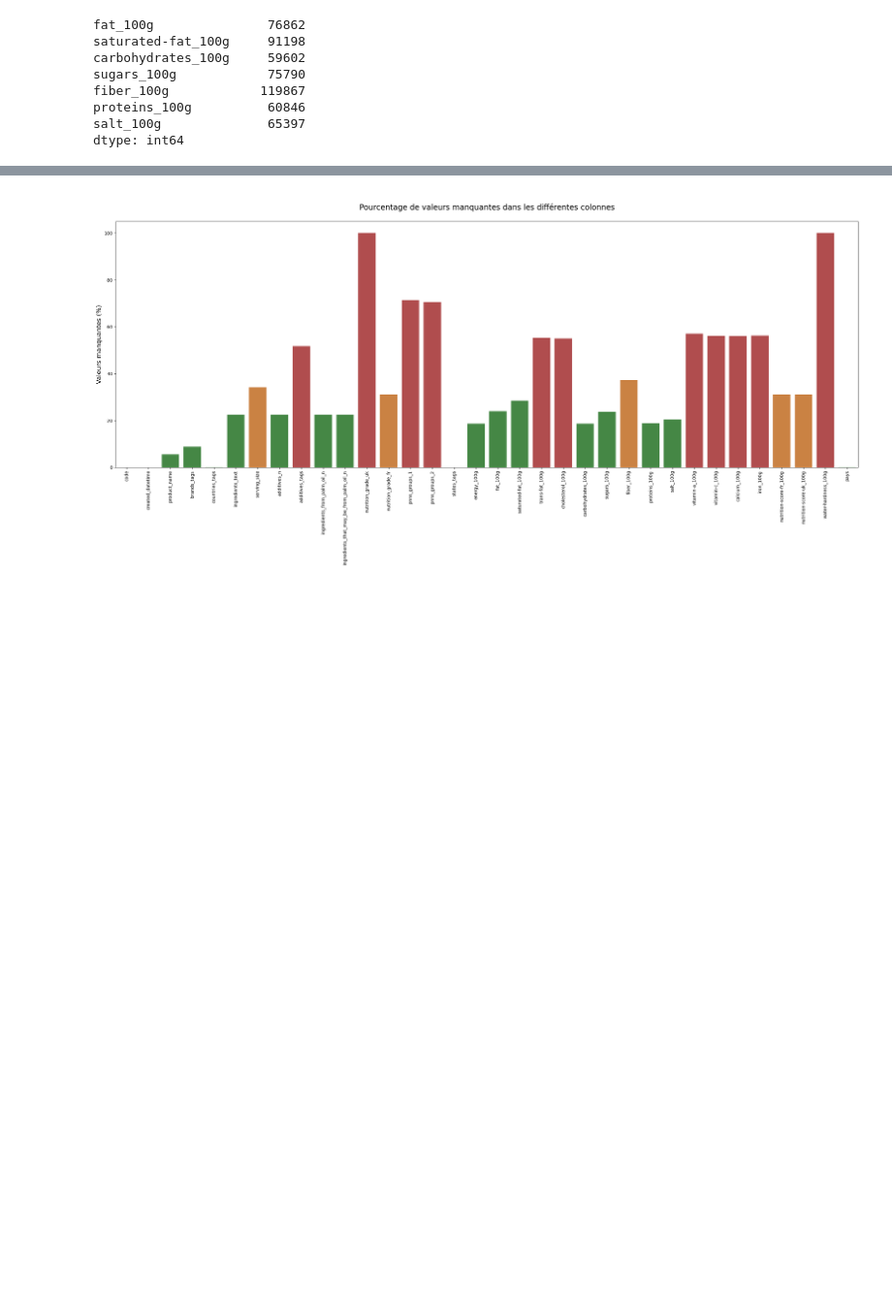
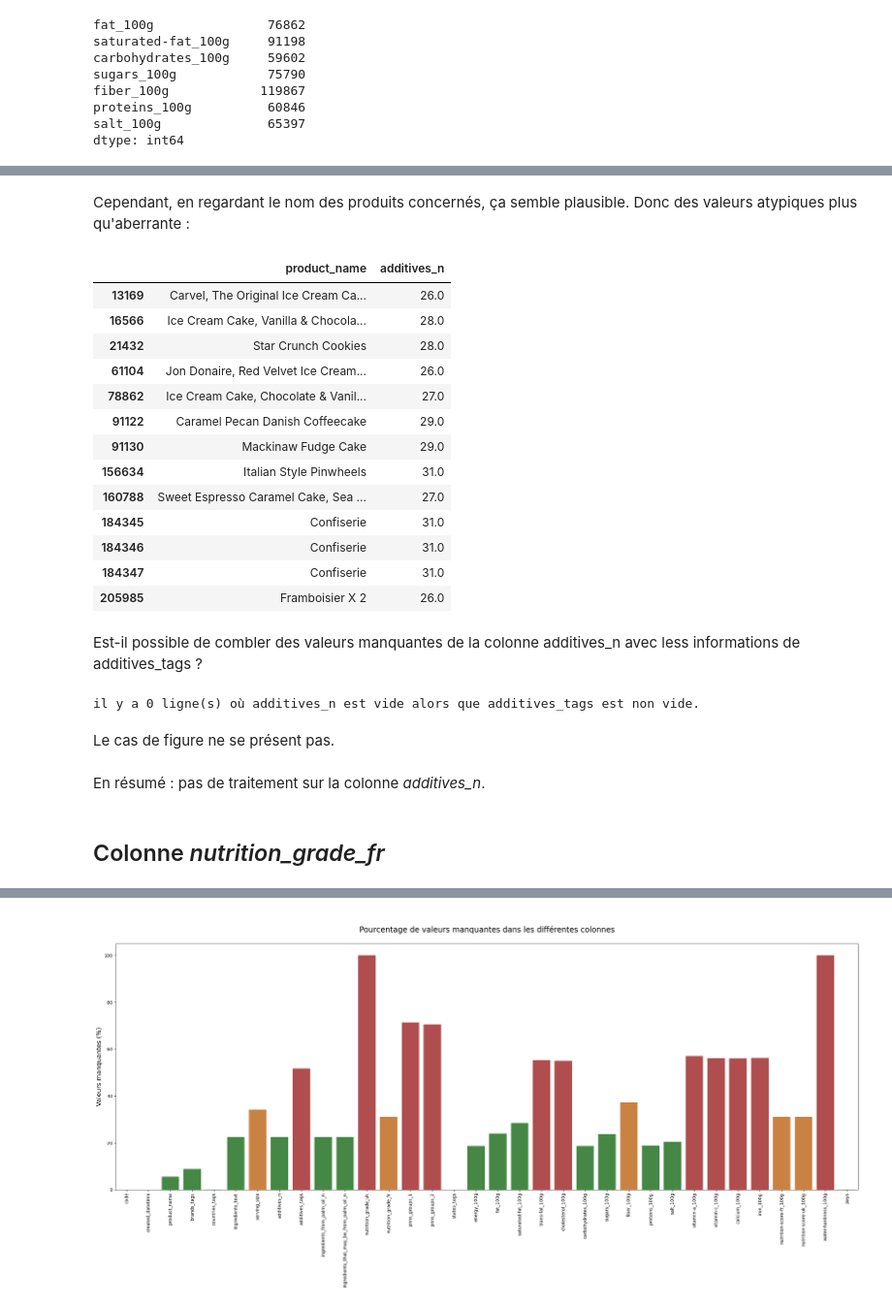
Before and after one commit to BiGHeaDMaX/Nettoyage-et-EDA, a Jupyter notebook: OCR - Projet 2 - V2.ipynb, the cells around one changed output, grey strips where cells are left out. Shown at 97% size. Saved outputs shown, nothing was run; the diff lists cells and outputs as text; code cells hidden in the pictures; blank space fills up the shorter version.

Commit message:
Nouvelles colonnes traitées.

```diff
--- a/OCR - Projet 2 - V2.ipynb
+++ b/OCR - Projet 2 - V2.ipynb
@@ -476,0 +589,31 @@ dtype: int64
+# %% [markdown]
+Cependant, en regardant le nom des produits concernés, ça semble plausible. Donc des valeurs atypiques plus qu'aberrante :
+# %%
+data_clean.loc[data_clean['additives_n'] > 25][['product_name','additives_n']]
+# %% [output]
+|  | product_name | additives_n |
+| 13169 | Carvel, The Original Ice Cream Ca... | 26.0 |
+| 16566 | Ice Cream Cake, Vanilla & Chocola... | 28.0 |
+| 21432 | Star Crunch Cookies | 28.0 |
+| 61104 | Jon Donaire, Red Velvet Ice Cream... | 26.0 |
+| 78862 | Ice Cream Cake, Chocolate & Vanil... | 27.0 |
+| 91122 | Caramel Pecan Danish Coffeecake | 29.0 |
+| 91130 | Mackinaw Fudge Cake | 29.0 |
+| 156634 | Italian Style Pinwheels | 31.0 |
+| 160788 | Sweet Espresso Caramel Cake, Sea ... | 27.0 |
+| 184345 | Confiserie | 31.0 |
+| 184346 | Confiserie | 31.0 |
+| 184347 | Confiserie | 31.0 |
+| 205985 | Framboisier X 2 | 26.0 |
+# %% [markdown]
+Est-il possible de combler des valeurs manquantes de la colonne additives_n avec less informations de additives_tags ?
+# %%
+print("il y a", len(data_clean.loc[data_clean['additives_n'].isnull() & data_clean['additives_tags'].notnull()]), "ligne(s) où additives_n est vide alors que additives_tags est non vide.")
+# %% [output]
+il y a 0 ligne(s) où additives_n est vide alors que additives_tags est non vide.
+# %% [markdown]
+Le cas de figure ne se présent pas.
+# %% [markdown]
+En résumé : pas de traitement sur la colonne *additives_n*.
+# %% [markdown]
+## Colonne *nutrition_grade_fr*
```
Also changed, not shown: parts of 16 cells of this notebook.
